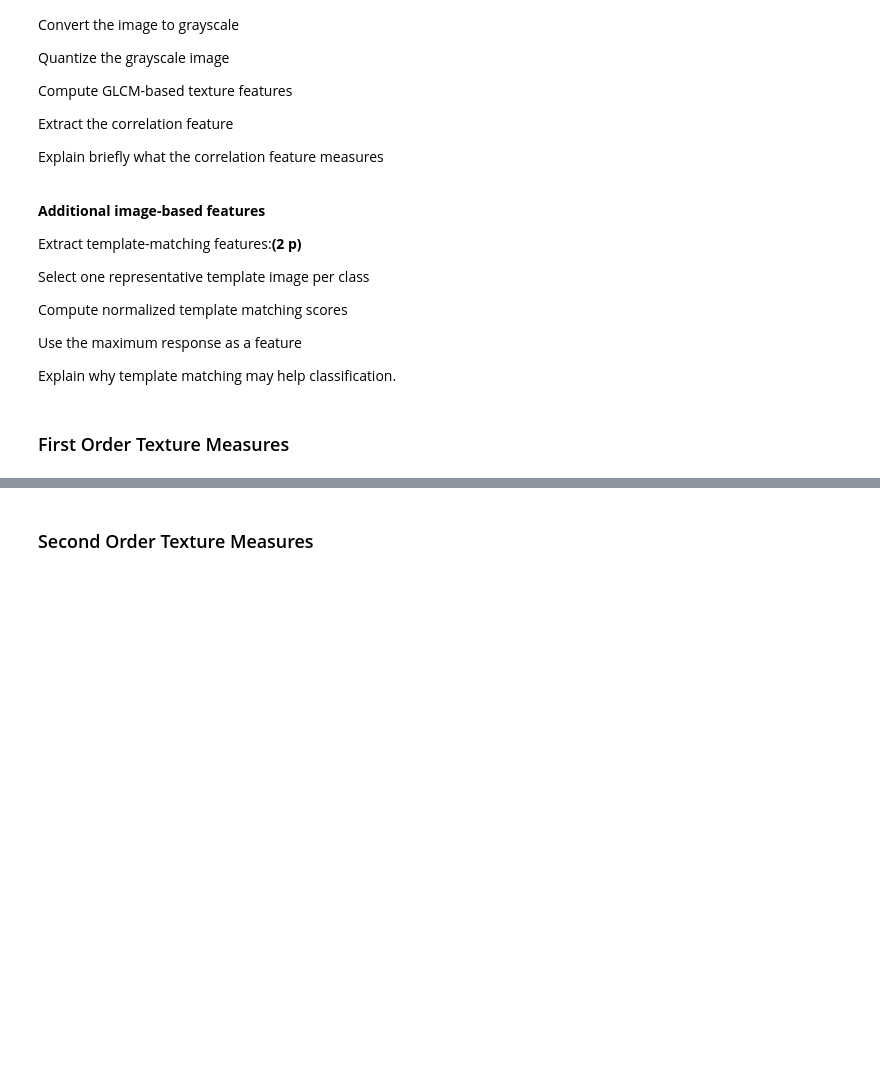
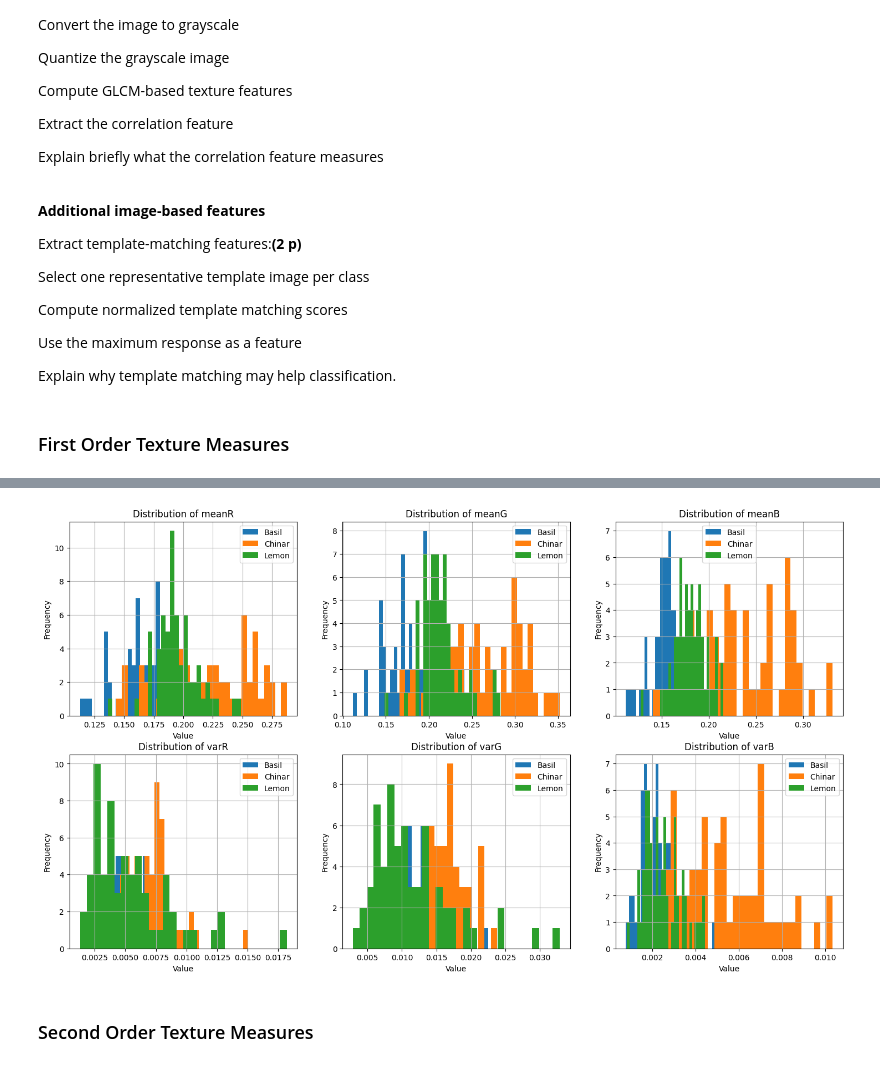
Before and after one commit to gencere757/MLPR, a Jupyter notebook: Instructions.ipynb, the cells around one changed output, grey strips where cells are left out. Saved outputs shown, nothing was run; the diff lists cells and outputs as text; code cells hidden in the pictures; blank space fills up the shorter version.

```diff
--- a/Instructions.ipynb
+++ b/Instructions.ipynb
@@ -263,2 +198,62 @@ print(var_b)
+# %%
+#Extracts first level features for a singular image
+def getFirstOrderMeasures(img):
+    #Get each color channel
+    R = img[..., 0]
+    G = img[..., 1]
+    B = img[..., 2]
+
+    #Get means of each color channel
+    meanR = np.mean(R)
+    meanG = np.mean(G)
+    meanB = np.mean(B)
+
+    #Get variances of each color channel
+    varR = np.var(R)
+    varG = np.var(G)
+    varB = np.var(B)
+
+    return {
+        "meanR": meanR,
+        "meanG": meanG,
+        "meanB": meanB,
+        "varR": varR,
+        "varG": varG,
+        "varB": varB,
+    }
+
+#Calculate first order measures for each image
+firstOrderMeasures = dict()
+for label, images in datasets.items():
+    firstOrderMeasures[label] = list()
+    for img in images:
+        features = getFirstOrderMeasures(img)
+        features["class"] = label   #Add the label to the features as well
+        firstOrderMeasures[label].append(features)
+
+
+#Print the general characteristics for each class of the first order measures as histograms
+featureNames = ['meanR', 'meanG', 'meanB', 'varR', 'varG', 'varB']
+classes = list(firstOrderMeasures.keys())   #Classes in dataset
+
+#Create the figure
+fig, axes = plt.subplots(2, 3, figsize=(18, 10))
+axes = axes.flatten()
+
+for idx in range(len(featureNames)):    #Go thru each feature
+    feature = featureNames[idx]
+    ax = axes[idx]
+    for classType, vals in firstOrderMeasures.items():   #Go through each class type
+        featureList = list()    #Extract this feature's values as a list
+        for val in vals:
+            featureList.append(val[feature])
+        ax.hist(featureList, bins=30, label=classType)
+        ax.set_xlabel('Value')
+        ax.set_ylabel('Frequency')
+        ax.set_title(f'Distribution of {feature}')
+        ax.legend()
+        ax.grid()
+# %% [output]
+[figure, added]
 # %% [markdown]
 ### Second Order Texture Measures
```
Also changed, not shown: parts of 5 cells of this notebook.
